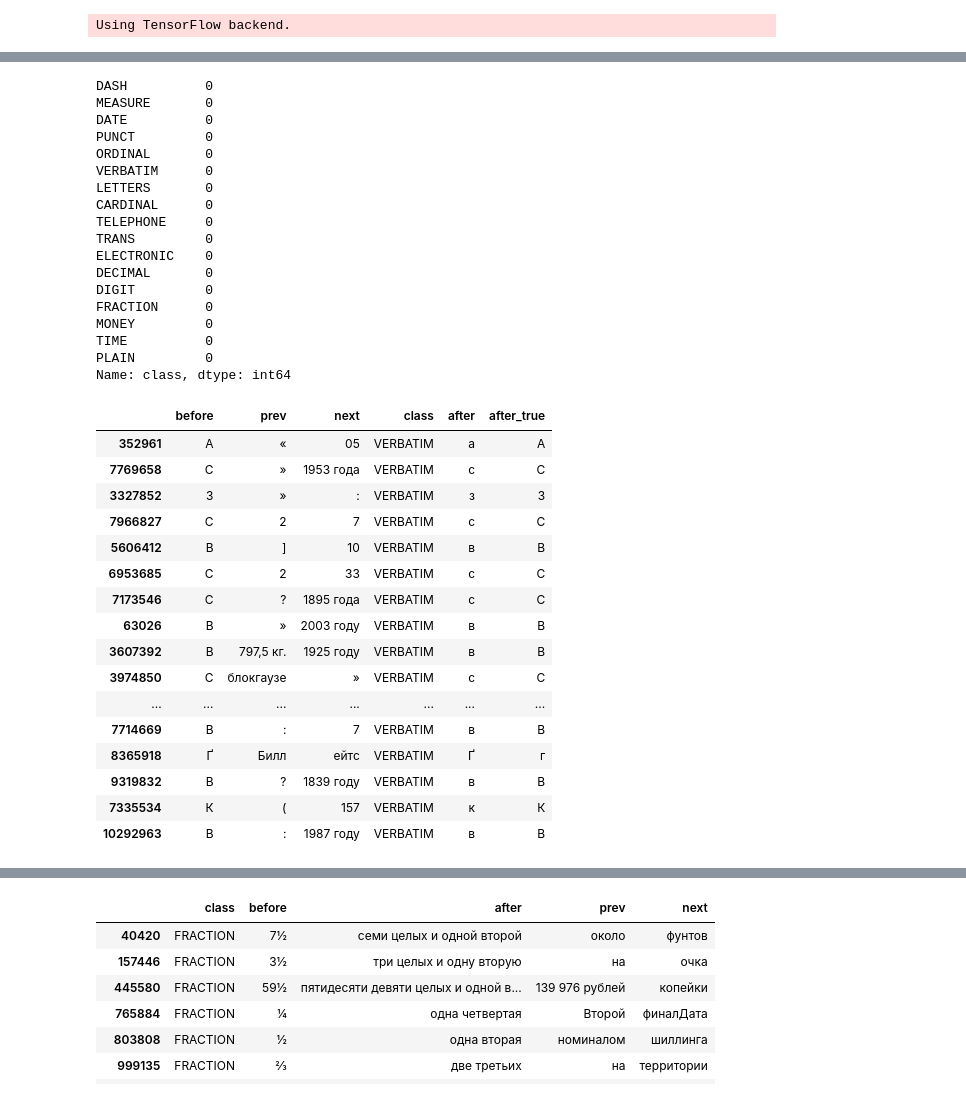
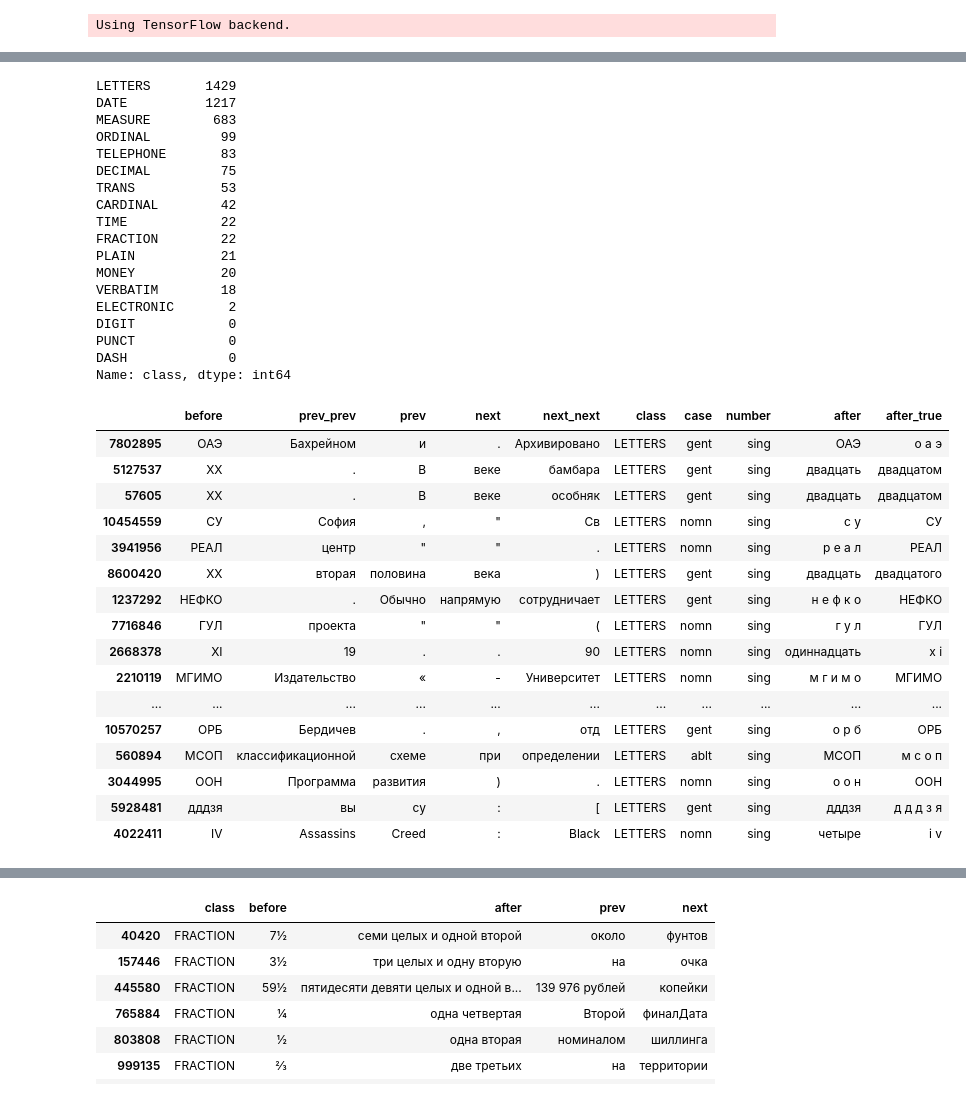
Before and after one commit to rumbok/kaggle_google_text_norm, a Jupyter notebook: validate.ipynb, the cells around one changed output, grey strips where cells are left out. Saved outputs shown, nothing was run; the diff lists cells and outputs as text; code cells hidden in the pictures.

```diff
--- a/validate.ipynb
+++ b/validate.ipynb
@@ -19,8 +19,10 @@ from pipeline import transform
 Using TensorFlow backend.
 # %%
 df = load_train(['class', 'before', 'after'], r'../input/norm_challenge_ru')
+df['prev_prev'] = df['before'].shift(2)
 df['prev'] = df['before'].shift(1)
 df['next'] = df['before'].shift(-1)
+df['next_next'] = df['before'].shift(-2)
 df = df.fillna('')
 print(df.info())
 # %% [output]
@@ -37,6 +41,6 @@ memory usage: 403.4+ MB
 None
 # %%
-x_train, x_test, y_train, y_test = train_test_split(df.drop(['after'], axis=1), df['after'], test_size=0.1, random_state=2017)
+x_train, x_test, y_train, y_test = train_test_split(df.drop(['after'], axis=1), df['after'], test_size=0.01, random_state=2017)
 x_test.drop(['class'], axis=1, inplace=True)
 # %%
 predicted = transform(x_train, x_test, y_train, y_test)
@@ -87,44 +91,44 @@ Name: class, dtype: int64
 # %%
 predicted[(predicted["after"].isnull())]['class'].value_counts()
 # %% [output]
-DASH          0
-MEASURE       0
-DATE          0
-PUNCT         0
-ORDINAL       0
-VERBATIM      0
-LETTERS       0
-CARDINAL      0
-TELEPHONE     0
-TRANS         0
-ELECTRONIC    0
-DECIMAL       0
-DIGIT         0
-FRACTION      0
-MONEY         0
-TIME          0
-PLAIN         0
+LETTERS       1429
+DATE          1217
+MEASURE        683
+ORDINAL         99
+TELEPHONE       83
+DECIMAL         75
+TRANS           53
+CARDINAL        42
+TIME            22
+FRACTION        22
+PLAIN           21
+MONEY           20
+VERBATIM        18
+ELECTRONIC       2
+DIGIT            0
+PUNCT            0
+DASH             0
 Name: class, dtype: int64
 # %%
-predicted[~(predicted["after"] == y_test) & ~(predicted["after"].isnull()) & (predicted['class']=='CARDINAL')].sample(20)
+predicted[~(predicted["after"] == y_test) & ~(predicted["after"].isnull()) & (predicted['class']=='LETTERS')].sample(20)
 # %% [output]
-|  | before | prev | next | class | after | after_true |
-| 352961 | А | « | 05 | VERBATIM | а | А |
-| 7769658 | С | » | 1953 года | VERBATIM | с | С |
-| 3327852 | З | » | : | VERBATIM | з | З |
-| 7966827 | С | 2 | 7 | VERBATIM | с | С |
-| 5606412 | В | ] | 10 | VERBATIM | в | В |
-| 6953685 | С | 2 | 33 | VERBATIM | с | С |
-| 7173546 | С | ? | 1895 года | VERBATIM | с | С |
-| 63026 | В | » | 2003 году | VERBATIM | в | В |
-| 3607392 | В | 797,5 кг. | 1925 году | VERBATIM | в | В |
-| 3974850 | С | блокгаузе | » | VERBATIM | с | С |
-| ... | ... | ... | ... | ... | ... | ... |
-| 7714669 | В | : | 7 | VERBATIM | в | В |
-| 8365918 | Ґ | Билл | ейтс | VERBATIM | Ґ | г |
-| 9319832 | В | ? | 1839 году | VERBATIM | в | В |
-| 7335534 | К | ( | 157 | VERBATIM | к | К |
-| 10292963 | В | : | 1987 году | VERBATIM | в | В |
+|  | before | prev_prev | prev | next | next_next | class | case | number | after | after_true |
+| 7802895 | ОАЭ | Бахрейном | и | . | Архивировано | LETTERS | gent | sing | ОАЭ | о а э |
+| 5127537 | XX | . | В | веке | бамбара | LETTERS | gent | sing | двадцать | двадцатом |
+| 57605 | XX | . | В | веке | особняк | LETTERS | gent | sing | двадцать | двадцатом |
+| 10454559 | СУ | София | , | " | Св | LETTERS | nomn | sing | с у | СУ |
+| 3941956 | РЕАЛ | центр | " | " | . | LETTERS | nomn | sing | р е а л | РЕАЛ |
+| 8600420 | XX | вторая | половина | века | ) | LETTERS | gent | sing | двадцать | двадцатого |
+| 1237292 | НЕФКО | . | Обычно | напрямую | сотрудничает | LETTERS | gent | sing | н е ф к о | НЕФКО |
+| 7716846 | ГУЛ | проекта | " | " | ( | LETTERS | nomn | sing | г у л | ГУЛ |
+| 2668378 | XI | 19 | . | . | 90 | LETTERS | nomn | sing | одиннадцать | x i |
+| 2210119 | МГИМО | Издательство | « | - | Университет | LETTERS | nomn | sing | м г и м о | МГИМО |
+| ... | ... | ... | ... | ... | ... | ... | ... | ... | ... | ... |
+| 10570257 | ОРБ | Бердичев | . | , | отд | LETTERS | gent | sing | о р б | ОРБ |
+| 560894 | МСОП | классификационной | схеме | при | определении | LETTERS | ablt | sing | МСОП | м с о п |
+| 3044995 | ООН | Программа | развития | ) | . | LETTERS | nomn | sing | о о н | ООН |
+| 5928481 | дддзя | вы | су | : | [ | LETTERS | gent | sing | дддзя | д д д з я |
+| 4022411 | IV | Assassins | Creed | : | Black | LETTERS | nomn | sing | четыре | i v |
 # %%
 predicted[(predicted['class']=='CARDINAL') & (predicted['before'] != predicted['after'])].sample(100)
 # %% [output]
```
Also changed, not shown: parts of 4 cells of this notebook, 19 other files.
